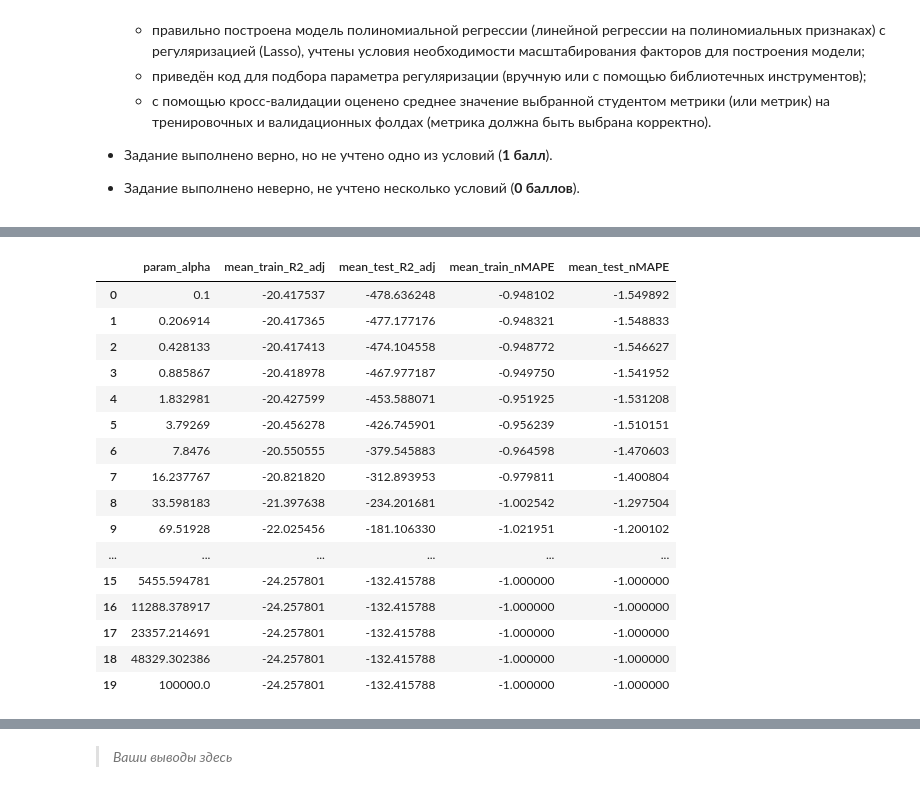
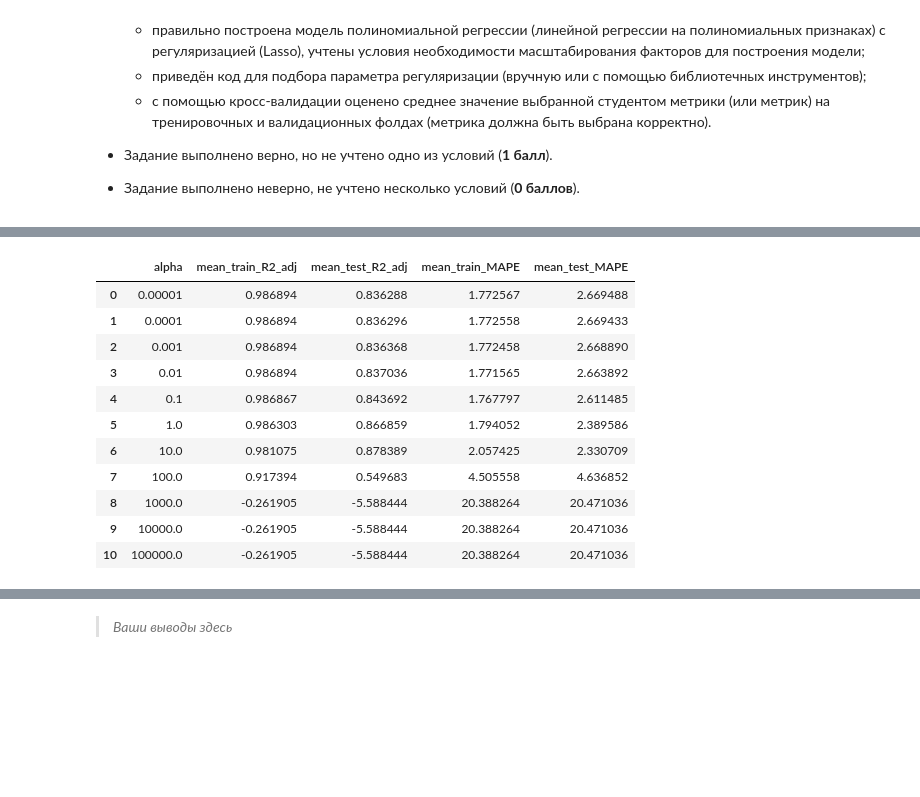
Before and after one commit to akitim/SkillFactory_current, a Jupyter notebook: MATH_ML_2_Практика_Акимкин.ipynb, the cells around one changed output, grey strips where cells are left out. Drawn from its saved outputs; the diff is of its cells as text; code cells hidden in the pictures; blank space fills up the shorter version.

```diff
--- a/MATH_ML_2_Практика_Акимкин.ipynb
+++ b/MATH_ML_2_Практика_Акимкин.ipynb
@@ -691,22 +693,22 @@ np.round(pd.DataFrame({'train': [MAPE_cv_train, R2_adj_cv_train],
 - Задание выполнено верно, но не учтено одно из условий (**1 балл**).
 - Задание выполнено неверно, не учтено несколько условий (**0 баллов**).
 # %%
-RND_SEED=42
+RND_SEED = 42
 
 # стандартизация признаков
 x_poly_st = StandardScaler().fit_transform(x_poly)
 
 # модель
-lasso = Lasso(fit_intercept=False)
+lasso = Lasso(fit_intercept=True)
 
 # оптимизация коэффициента регуляризации - исчерпывающий поиск по сетке
-alpha_grid = {'alpha': [np.power(10, p) for p in range(5)]}
+alpha_grid = {'alpha': np.logspace(-5, 5, 11)}
 gs = GridSearchCV(
     lasso,
     param_grid=alpha_grid,
     scoring={'nMAPE': 'neg_mean_absolute_percentage_error',
              'R2_adj': R2_adj_scorer}, #R2_adj_scorer
-    refit=False,
+    refit='R2_adj',
     cv=5,
     return_train_score=True
 )
@@ -714,21 +716,42 @@ gs.fit(x_poly_st, y);
 
 # вывод результатов
 df_lasso_gs = pd.DataFrame(gs.cv_results_).loc[:,
- ['param_alpha', 'mean_train_R2_adj', 'mean_test_R2_adj',
+ ['param_alpha',
+  'mean_train_R2_adj', 'mean_test_R2_adj',
   'mean_train_nMAPE', 'mean_test_nMAPE']]
-df_lasso_gs[['mean_train_nMAPE', 'mean_test_nMAPE']] *= -1
-df_lasso_gs[['mean_train_nMAPE', 'mean_test_nMAPE']].columns = \
-['mean_train_MAPE', 'mean_test_MAPE']
-df_lasso_gs
+df_lasso_gs[['mean_train_nMAPE', 'mean_test_nMAPE']] *= -100
+df_lasso_gs.rename(columns={'mean_train_nMAPE': 'mean_train_MAPE',
+                    'mean_test_nMAPE': 'mean_test_MAPE',
+                    'param_alpha': 'alpha'}, inplace=True)
+
+# параметр alpha, на котором метрики достигают лучших значений
+ind_r2_max_gs = df_lasso_gs['mean_test_R2_adj'].argmax()
+ind_mape_min_gs = df_lasso_gs['mean_test_MAPE'].argmin()
+
+print('\nGridSearchCV results:\n')
+display(df_lasso_gs)
+print('Оптимальное зн-е альфа по метрике R2_adj:',
+      df_lasso_gs.loc[ind_r2_max_gs, 'alpha'])
+print('Оптимальное зн-е альфа по метрике MAPE:',
+      df_lasso_gs.loc[ind_mape_min_gs, 'alpha'])
+
+print('\nЛучшее значение метрик:')
+display(pd.DataFrame(
+    {'train':
+     df_lasso_gs.loc[ind_r2_max_gs, ['mean_train_MAPE', 'mean_train_R2_adj']].values,
+     'validation':
+     df_lasso_gs.loc[ind_r2_max_gs, ['mean_test_MAPE', 'mean_test_R2_adj']].values},
+     index = ['mean MAPE', 'mean R2_adj']))
+print('=' * 80 + '\n' + '=' * 80)
 
 # оптимизация коэф. регуляризации -  случайный поиск по сетке
 rs = RandomizedSearchCV(
     lasso,
-    param_distributions={'alpha': np.logspace(-1, 5, 20)},
-    n_iter=20,
+    param_distributions={'alpha': np.logspace(-5, 5, 11)},
+    n_iter=100,
     scoring={'nMAPE': 'neg_mean_absolute_percentage_error',
              'R2_adj': R2_adj_scorer}, #R2_adj_scorer
-    refit=False,
+    refit='nMAPE',
     cv=5, random_state = RND_SEED, verbose=0,
     return_train_score=True
 )
@@ -738,5 +761,28 @@ rs.fit(x_poly_st, y);
 df_lasso_rs = pd.DataFrame(rs.cv_results_).loc[:,
  ['param_alpha', 'mean_train_R2_adj', 'mean_test_R2_adj',
   'mean_train_nMAPE', 'mean_test_nMAPE']]
-df_lasso_rs
+df_lasso_rs[['mean_train_nMAPE', 'mean_test_nMAPE']] *= -100
+df_lasso_rs.rename(columns={'mean_train_nMAPE': 'mean_train_MAPE',
+                    'mean_test_nMAPE': 'mean_test_MAPE',
+                    'param_alpha': 'alpha'}, inplace=True)
+
+# параметр alpha, на котором метрики достигают лучших значений
+ind_r2_max_rs = df_lasso_rs['mean_test_R2_adj'].argmax()
+ind_mape_min_rs = df_lasso_rs['mean_test_MAPE'].argmin()
+
+print('\nRandomizedSearchCV results:\n')
+display(df_lasso_rs)
+print('Оптимальное зн-е альфа по метрике R2_adj:',
+      df_lasso_rs.loc[ind_r2_max_rs, 'alpha'])
+print('Оптимальное зн-е альфа по метрике MAPE:',
+      df_lasso_rs.loc[ind_mape_min_rs, 'alpha'])
+
+print('\nЛучшее значение метрик:')
+display(pd.DataFrame(
+    {'train':
+     df_lasso_rs.loc[ind_r2_max_rs, ['mean_train_MAPE', 'mean_train_R2_adj']].values,
+     'validation':
+     df_lasso_rs.loc[ind_r2_max_rs, ['mean_test_MAPE', 'mean_test_R2_adj']].values},
+     index = ['mean MAPE', 'mean R2_adj']))
+print('=' * 80 + '\n' + '=' * 80)
 # %% [output]
@@ -743,17 +790,12 @@ df_lasso_rs
-|  | param_alpha | mean_train_R2_adj | mean_test_R2_adj | mean_train_nMAPE | mean_test_nMAPE |
-| 0 | 0.1 | -20.417537 | -478.636248 | -0.948102 | -1.549892 |
-| 1 | 0.206914 | -20.417365 | -477.177176 | -0.948321 | -1.548833 |
-| 2 | 0.428133 | -20.417413 | -474.104558 | -0.948772 | -1.546627 |
-| 3 | 0.885867 | -20.418978 | -467.977187 | -0.949750 | -1.541952 |
-| 4 | 1.832981 | -20.427599 | -453.588071 | -0.951925 | -1.531208 |
-| 5 | 3.79269 | -20.456278 | -426.745901 | -0.956239 | -1.510151 |
-| 6 | 7.8476 | -20.550555 | -379.545883 | -0.964598 | -1.470603 |
-| 7 | 16.237767 | -20.821820 | -312.893953 | -0.979811 | -1.400804 |
-| 8 | 33.598183 | -21.397638 | -234.201681 | -1.002542 | -1.297504 |
-| 9 | 69.51928 | -22.025456 | -181.106330 | -1.021951 | -1.200102 |
-| ... | ... | ... | ... | ... | ... |
-| 15 | 5455.594781 | -24.257801 | -132.415788 | -1.000000 | -1.000000 |
-| 16 | 11288.378917 | -24.257801 | -132.415788 | -1.000000 | -1.000000 |
-| 17 | 23357.214691 | -24.257801 | -132.415788 | -1.000000 | -1.000000 |
-| 18 | 48329.302386 | -24.257801 | -132.415788 | -1.000000 | -1.000000 |
-| 19 | 100000.0 | -24.257801 | -132.415788 | -1.000000 | -1.000000 |
+|  | alpha | mean_train_R2_adj | mean_test_R2_adj | mean_train_MAPE | mean_test_MAPE |
+| 0 | 0.00001 | 0.986894 | 0.836288 | 1.772567 | 2.669488 |
+| 1 | 0.0001 | 0.986894 | 0.836296 | 1.772558 | 2.669433 |
+| 2 | 0.001 | 0.986894 | 0.836368 | 1.772458 | 2.668890 |
+| 3 | 0.01 | 0.986894 | 0.837036 | 1.771565 | 2.663892 |
+| 4 | 0.1 | 0.986867 | 0.843692 | 1.767797 | 2.611485 |
+| 5 | 1.0 | 0.986303 | 0.866859 | 1.794052 | 2.389586 |
+| 6 | 10.0 | 0.981075 | 0.878389 | 2.057425 | 2.330709 |
+| 7 | 100.0 | 0.917394 | 0.549683 | 4.505558 | 4.636852 |
+| 8 | 1000.0 | -0.261905 | -5.588444 | 20.388264 | 20.471036 |
+| 9 | 10000.0 | -0.261905 | -5.588444 | 20.388264 | 20.471036 |
+| 10 | 100000.0 | -0.261905 | -5.588444 | 20.388264 | 20.471036 |
```
Also changed, not shown: parts of 6 cells of this notebook.
